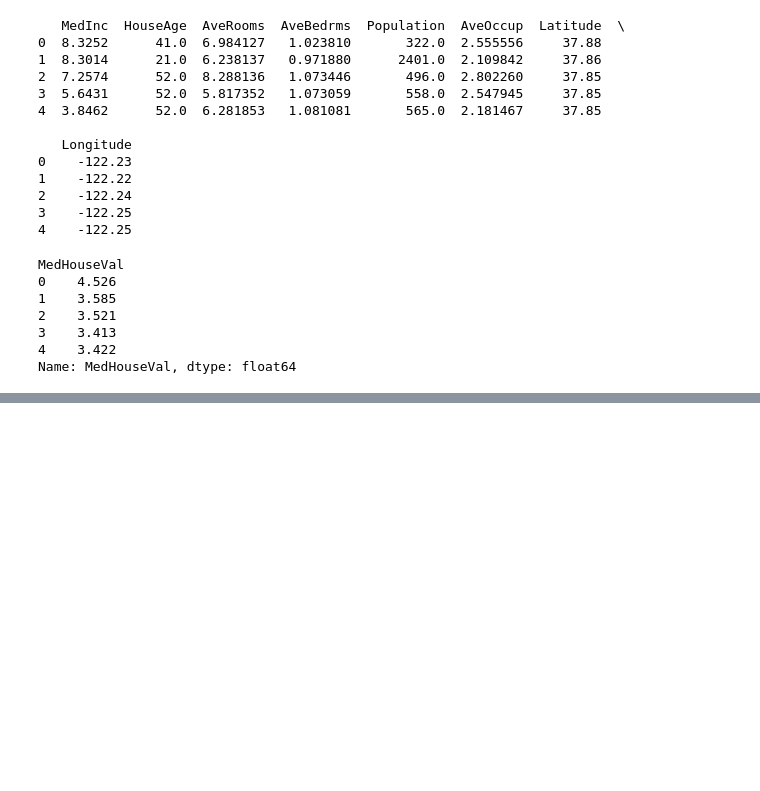
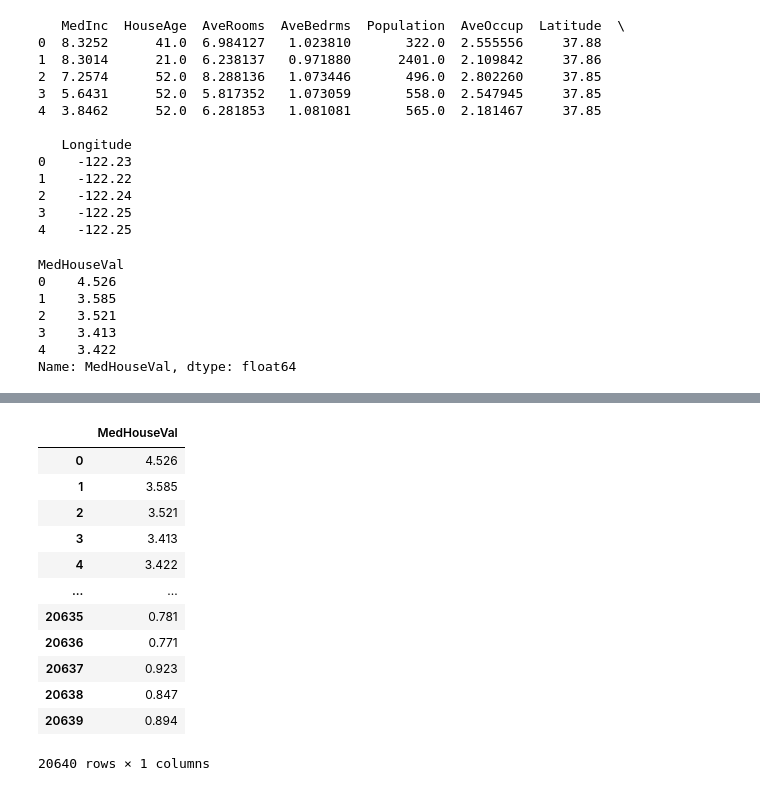
Before and after one commit to newbooks/ML-Resources, a Jupyter notebook: regression/regression.ipynb, the cells around one changed output, grey strips where cells are left out. Drawn from its saved outputs; the diff is of its cells as text; code cells hidden in the pictures; blank space fills up the shorter version.

```diff
--- a/regression/regression.ipynb
+++ b/regression/regression.ipynb
@@ -81,0 +113,16 @@ Name: MedHouseVal, dtype: float64
+# %%
+y
+# %% [output]
+|  | MedHouseVal |
+| 0 | 4.526 |
+| 1 | 3.585 |
+| 2 | 3.521 |
+| 3 | 3.413 |
+| 4 | 3.422 |
+| ... | ... |
+| 20635 | 0.781 |
+| 20636 | 0.771 |
+| 20637 | 0.923 |
+| 20638 | 0.847 |
+| 20639 | 0.894 |
+20640 rows × 1 columns
```
Also changed, not shown: parts of 8 cells of this notebook, 3 other files.
